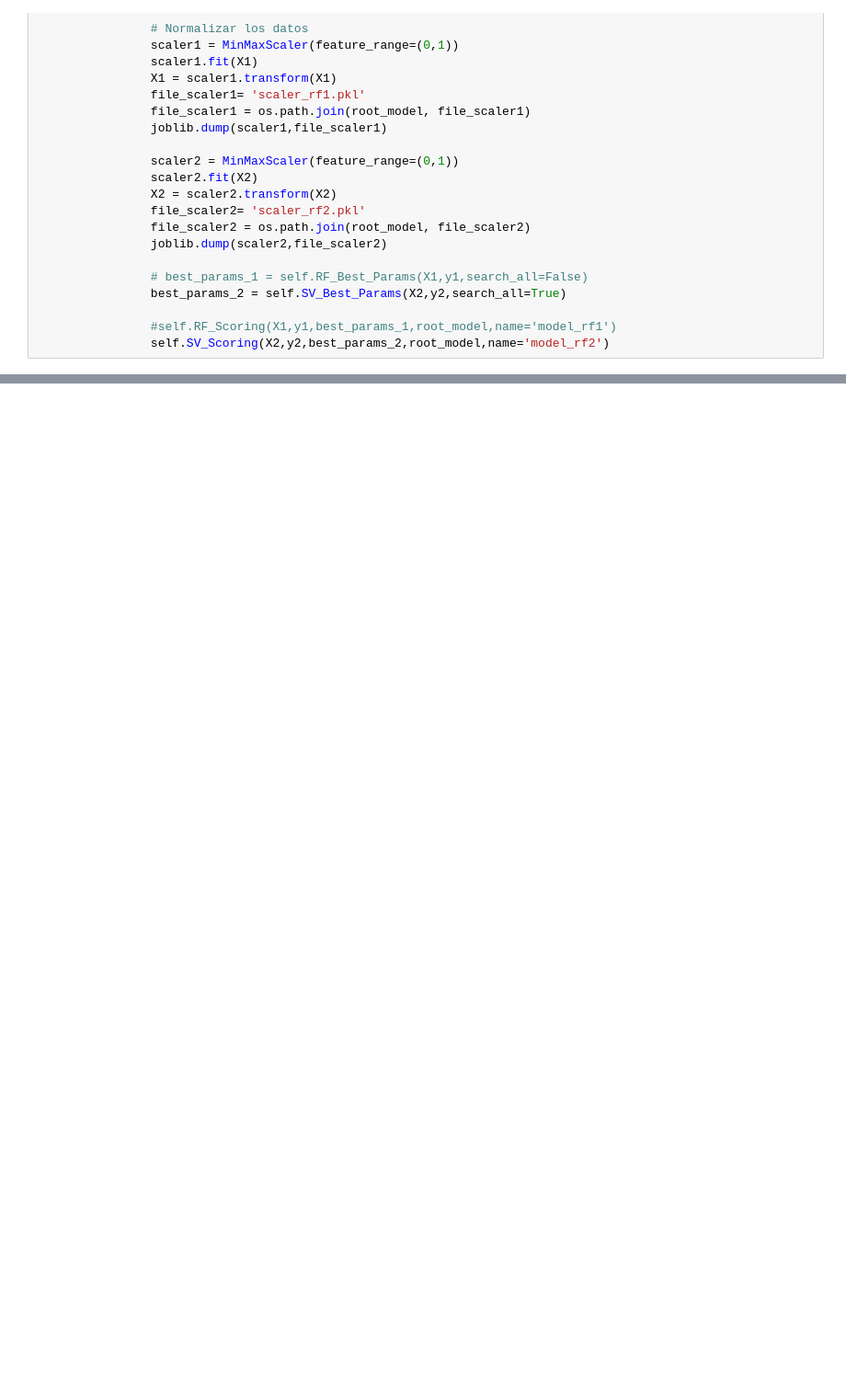
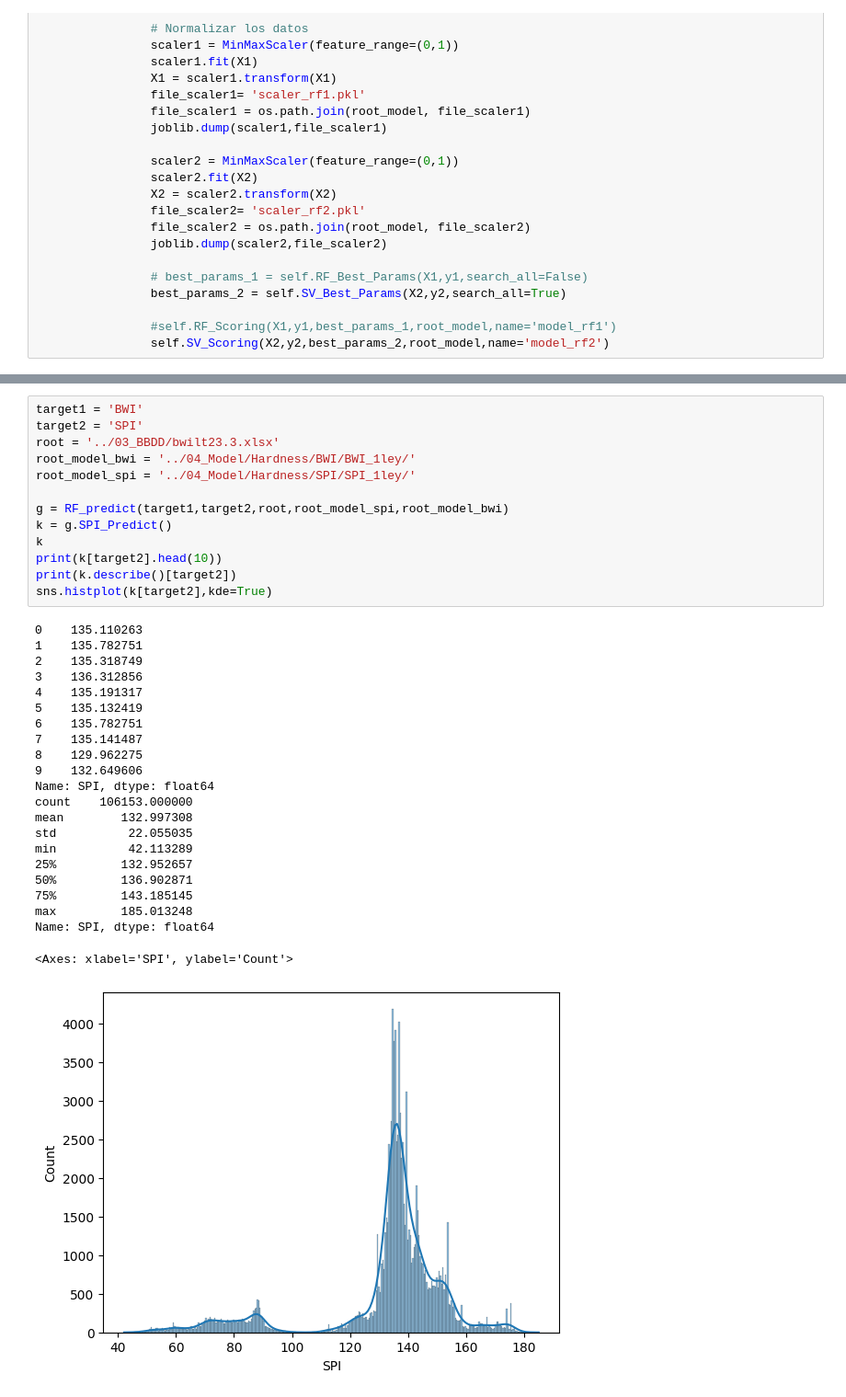
Before and after one commit to MichaelCueto/GeologyML23, a Jupyter notebook: 02_Codigo/borrador.ipynb, the cells around one changed output, grey strips where cells are left out. Shown at 92% size. Drawn from its saved outputs; the diff is of its cells as text; blank space fills up the shorter version.

```diff
--- a/02_Codigo/borrador.ipynb
+++ b/02_Codigo/borrador.ipynb
@@ -299 +355,37 @@ class RF_predict():
         return df
+# %%
+target1 = 'BWI'
+target2 = 'SPI'
+root = '../03_BBDD/bwilt23.3.xlsx'
+root_model_bwi = '../04_Model/Hardness/BWI/BWI_1ley/'
+root_model_spi = '../04_Model/Hardness/SPI/SPI_1ley/'
+
+g = RF_predict(target1,target2,root,root_model_spi,root_model_bwi)
+k = g.SPI_Predict()
+k
+print(k[target2].head(10))
+print(k.describe()[target2])
+sns.histplot(k[target2],kde=True)
+# %% [output]
+0    135.110263
+1    135.782751
+2    135.318749
+3    136.312856
+4    135.191317
+5    135.132419
+6    135.782751
+7    135.141487
+8    129.962275
+9    132.649606
+Name: SPI, dtype: float64
+count    106153.000000
+mean        132.997308
+std          22.055035
+min          42.113289
+25%         132.952657
+50%         136.902871
+75%         143.185145
+max         185.013248
+Name: SPI, dtype: float64
+<Axes: xlabel='SPI', ylabel='Count'>
+[figure, added]
```
Also changed, not shown: parts of 8 cells of this notebook, 5 other files.
